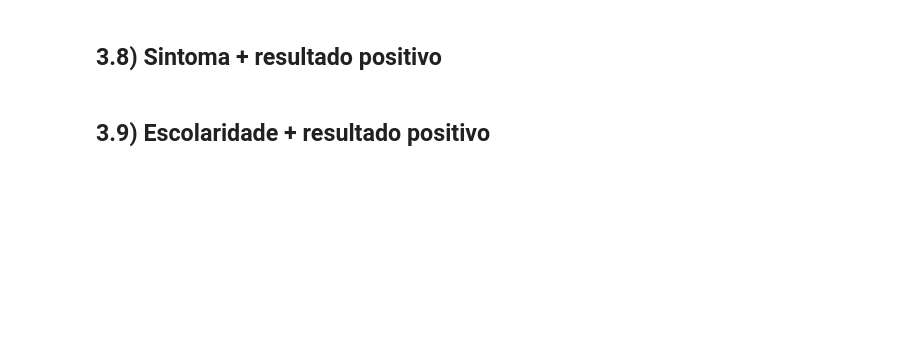
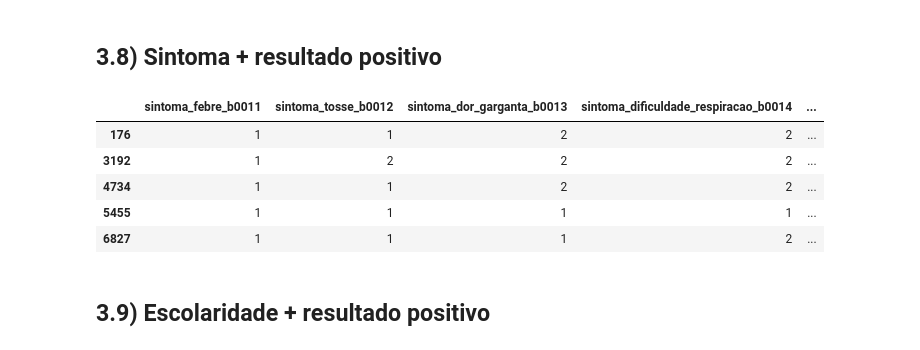
Before and after one commit to dhachcar/postech-tech-challenge-3, a Jupyter notebook: Tech_Challenge_3_Análises_para_o_Streamlit.ipynb, the cells around one changed output. Saved outputs shown, nothing was run; the diff lists cells and outputs as text; code cells hidden in the pictures; blank space fills up the shorter version.

```diff
--- a/Tech_Challenge_3_Análises_para_o_Streamlit.ipynb
+++ b/Tech_Challenge_3_Análises_para_o_Streamlit.ipynb
@@ -353,13 +354,14 @@ df_resposta
 | 2 | 3 | Não sabe |
 | 3 | 1 | Sim |
 # %%
-df_pnad_sintomas = df_pnad[['sintoma_febre_b0011',
+colunas_sintomas = ['sintoma_febre_b0011',
        'sintoma_tosse_b0012', 'sintoma_dor_garganta_b0013',
        'sintoma_dificuldade_respiracao_b0014', 'sintoma_dor_cabeca_b0015',
        'sintoma_dor_peito_b0016', 'sintoma_nausea_b0017',
        'sintoma_nariz_entupido_b0018', 'sintoma_fadiga_b0019',
        'sintoma_dor_olhos_b00110', 'sintoma_perda_olfato_b00111',
-       'sintoma_dor_muscular_b00112', 'sintoma_diarreia_b00113']]
+       'sintoma_dor_muscular_b00112', 'sintoma_diarreia_b00113']
+df_pnad_sintomas = df_pnad[colunas_sintomas]
 # %%
 df_pnad_sintomas.head()
 # %% [output]
@@ -506,3 +507,20 @@ fig.show()
 [interactive output not drawn]
 # %% [markdown]
 ## 3.8) Sintoma + resultado positivo
+# %%
+colunas = colunas_sintomas.copy()
+colunas.append('resultado_exame_b009b')
+
+df_sintoma_resultado_positivo = df_pnad[colunas]
+
+filtro_qualquer_sintoma_apresentado = (df_sintoma_resultado_positivo.iloc[:, :-1] == 1).any(axis=1)
+filtro_covid_confirmado = (df_sintoma_resultado_positivo['resultado_exame_b009b'] == 1)
+df_sintoma_resultado_positivo_filtrado = df_sintoma_resultado_positivo[filtro_qualquer_sintoma_apresentado & filtro_covid_confirmado]
+df_sintoma_resultado_positivo_filtrado.head()
+# %% [output]
+|  | sintoma_febre_b0011 | sintoma_tosse_b0012 | sintoma_dor_garganta_b0013 | sintoma_dificuldade_respiracao_b0014 | ... |
+| 176 | 1 | 1 | 2 | 2 | ... |
+| 3192 | 1 | 2 | 2 | 2 | ... |
+| 4734 | 1 | 1 | 2 | 2 | ... |
+| 5455 | 1 | 1 | 1 | 1 | ... |
+| 6827 | 1 | 1 | 1 | 2 | ... |
```
Also changed, not shown: parts of 16 cells of this notebook.
